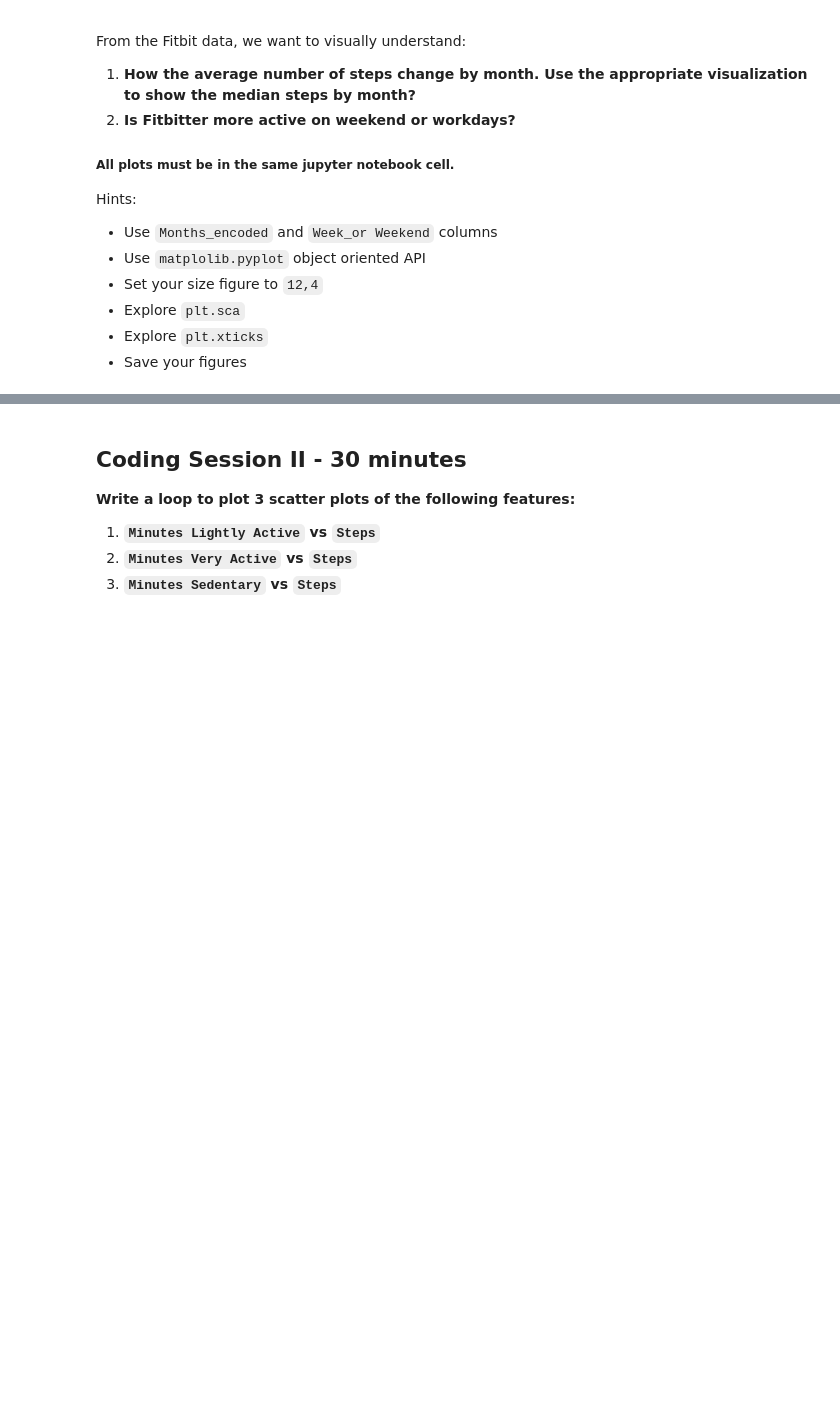
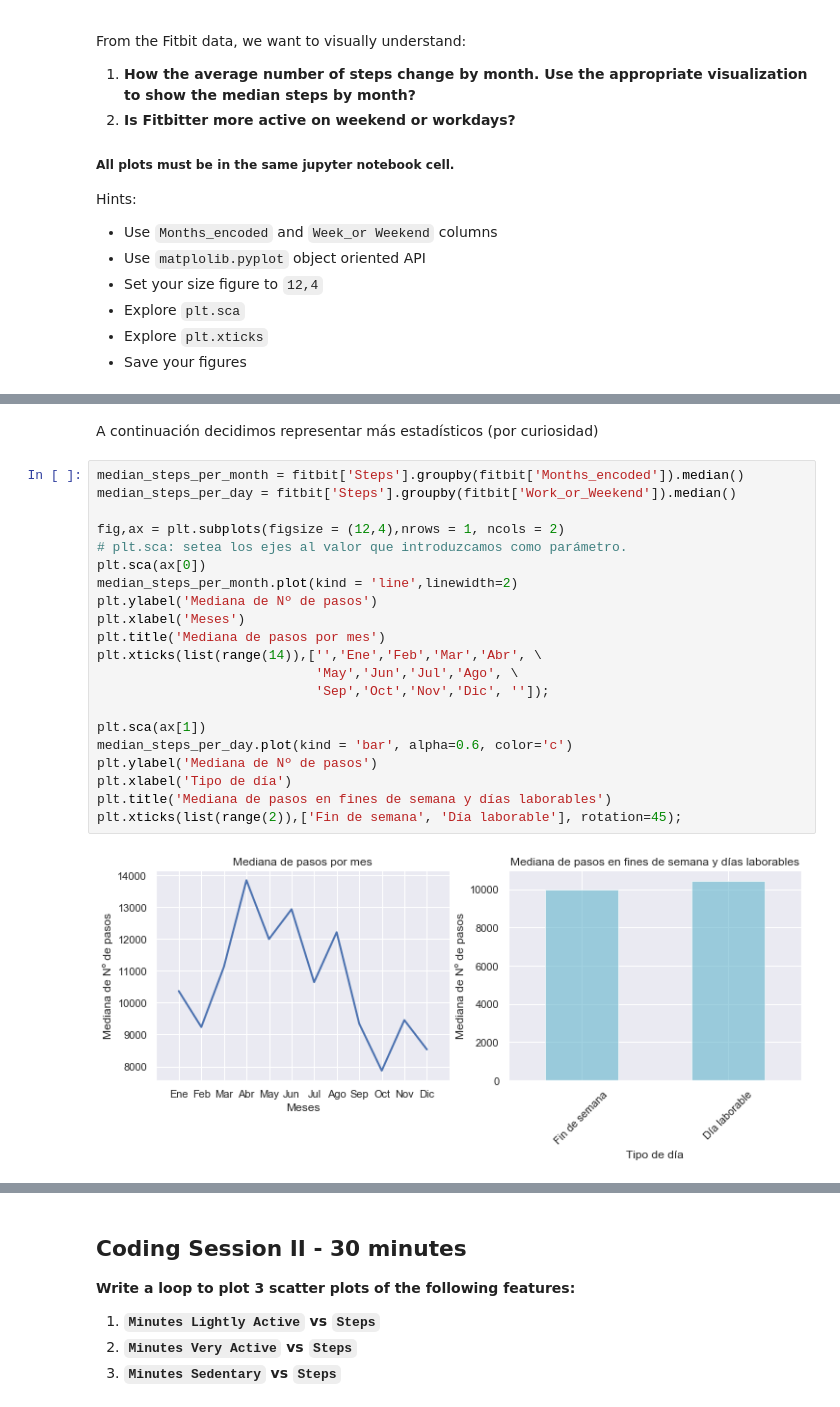
Before and after one commit to JavierLuna/data-labs, a Jupyter notebook: module-2/lab-matplotlib-seaborn/your-code/challenge-2.ipynb, the cells around one changed output, grey strips where cells are left out. Cells and saved outputs as stored; diff of their text form; blank space fills up the shorter version.

```diff
--- a/module-2/lab-matplotlib-seaborn/your-code/challenge-2.ipynb
+++ b/module-2/lab-matplotlib-seaborn/your-code/challenge-2.ipynb
@@ -48,0 +96,25 @@ Hints:
+# %% [markdown]
+A continuación decidimos representar más estadísticos (por curiosidad)
+# %%
+median_steps_per_month = fitbit['Steps'].groupby(fitbit['Months_encoded']).median()
+median_steps_per_day = fitbit['Steps'].groupby(fitbit['Work_or_Weekend']).median()
+
+fig,ax = plt.subplots(figsize = (12,4),nrows = 1, ncols = 2)
+# plt.sca: setea los ejes al valor que introduzcamos como parámetro.
+plt.sca(ax[0])
+median_steps_per_month.plot(kind = 'line',linewidth=2)
+plt.ylabel('Mediana de Nº de pasos')
+plt.xlabel('Meses')
+plt.title('Mediana de pasos por mes')
+plt.xticks(list(range(14)),['','Ene','Feb','Mar','Abr', \
+                            'May','Jun','Jul','Ago', \
+                            'Sep','Oct','Nov','Dic', '']);
+
+plt.sca(ax[1])
+median_steps_per_day.plot(kind = 'bar', alpha=0.6, color='c')
+plt.ylabel('Mediana de Nº de pasos')
+plt.xlabel('Tipo de día')
+plt.title('Mediana de pasos en fines de semana y días laborables')
+plt.xticks(list(range(2)),['Fin de semana', 'Día laborable'], rotation=45);
+# %% [output]
+[figure, added]
```
Also changed, not shown: parts of 14 cells of this notebook.
